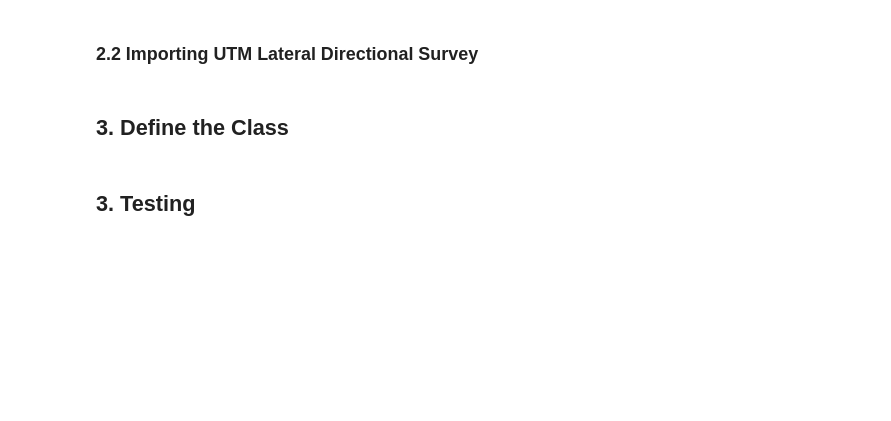
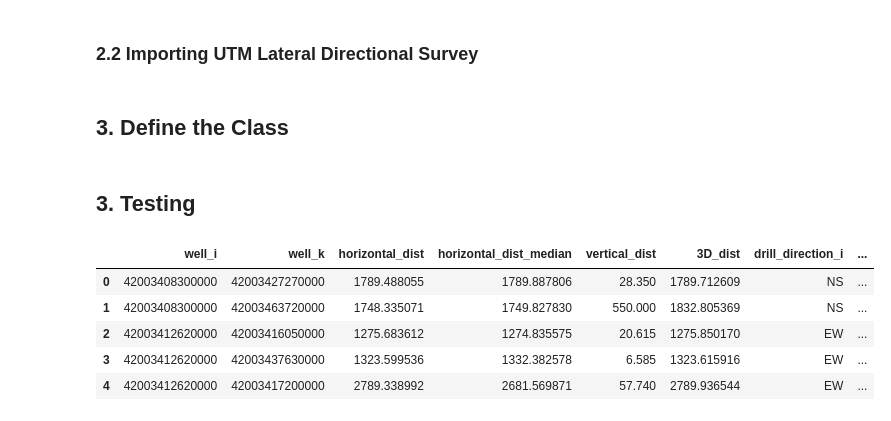
Before and after one commit to apoorvasaxena03/well-spacing-analyzer, a Jupyter notebook: notebooks/spacing_stat_oneline_v1.ipynb, the cells around one changed output. Drawn from its saved outputs; the diff is of its cells as text; code cells hidden in the pictures; blank space fills up the shorter version.

```diff
--- a/notebooks/spacing_stat_oneline_v1.ipynb
+++ b/notebooks/spacing_stat_oneline_v1.ipynb
@@ -910,6 +910,15 @@ def debug_pair_spacing(
         plt.show()
 
     return metrics
+# %%
+df_spacing_ik_filterd.head()
+# %% [output]
+|  | well_i | well_k | horizontal_dist | horizontal_dist_median | vertical_dist | 3D_dist | drill_direction_i | ... |
+| 0 | 42003408300000 | 42003427270000 | 1789.488055 | 1789.887806 | 28.350 | 1789.712609 | NS | ... |
+| 1 | 42003408300000 | 42003463720000 | 1748.335071 | 1749.827830 | 550.000 | 1832.805369 | NS | ... |
+| 2 | 42003412620000 | 42003416050000 | 1275.683612 | 1274.835575 | 20.615 | 1275.850170 | EW | ... |
+| 3 | 42003412620000 | 42003437630000 | 1323.599536 | 1332.382578 | 6.585 | 1323.615916 | EW | ... |
+| 4 | 42003412620000 | 42003417200000 | 2789.338992 | 2681.569871 | 57.740 | 2789.936544 | EW | ... |
 # %%
 # Joining benches with spacing data
 
```
Also changed, not shown: 10 other files.
